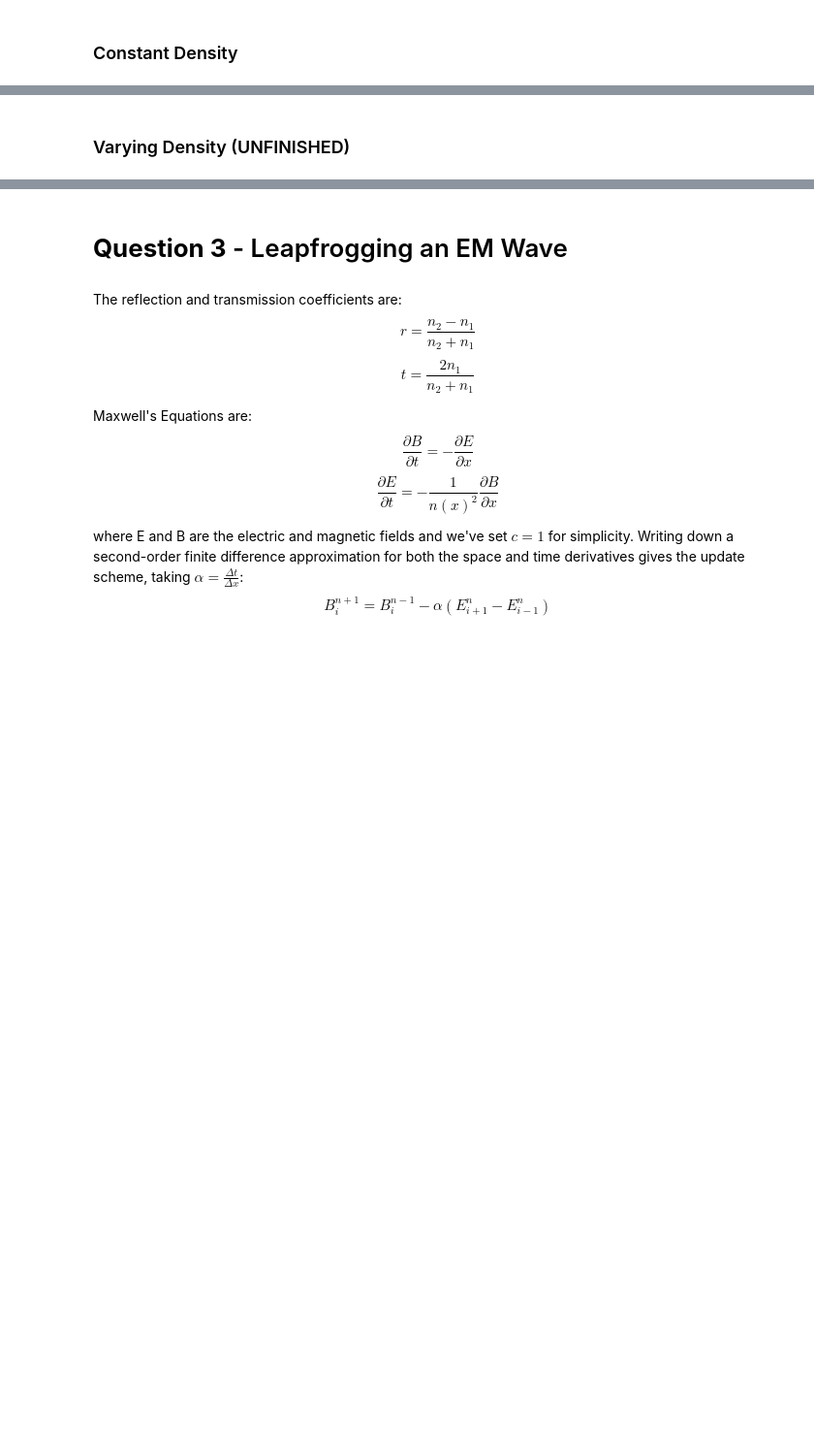
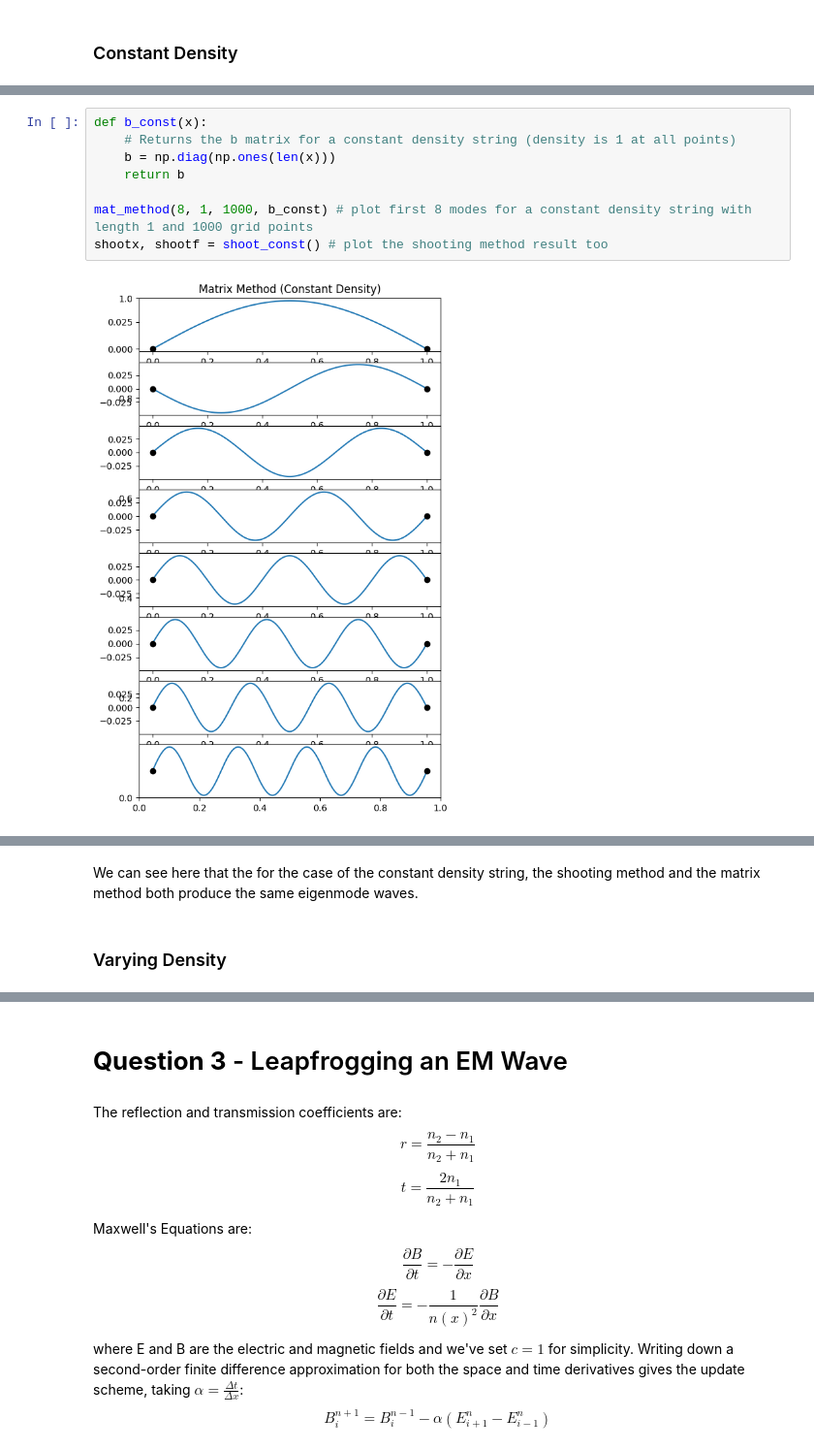
Before and after one commit to LFW25/PHYS512-Computational_Physics, a Jupyter notebook: Assignments/A6.ipynb, the cells around one changed output, grey strips where cells are left out. Shown at 97% size. Saved outputs shown, nothing was run; the diff lists cells and outputs as text; blank space fills up the shorter version.

```diff
--- a/Assignments/A6.ipynb
+++ b/Assignments/A6.ipynb
@@ -536,0 +537,10 @@ shoot_const()
+# %%
+def b_const(x):
+    # Returns the b matrix for a constant density string (density is 1 at all points)
+    b = np.diag(np.ones(len(x)))
+    return b
+
+mat_method(8, 1, 1000, b_const) # plot first 8 modes for a constant density string with length 1 and 1000 grid points
+shootx, shootf = shoot_const() # plot the shooting method result too
+# %% [output]
+[figure, added]
@@ -537,2 +548,4 @@ shoot_const()
+# %% [markdown]
+We can see here that the for the case of the constant density string, the shooting method and the matrix method both produce the same eigenmode waves.
 # %% [markdown]
-### Varying Density (UNFINISHED)
+### Varying Density
```
Also changed, not shown: parts of 16 cells of this notebook.
